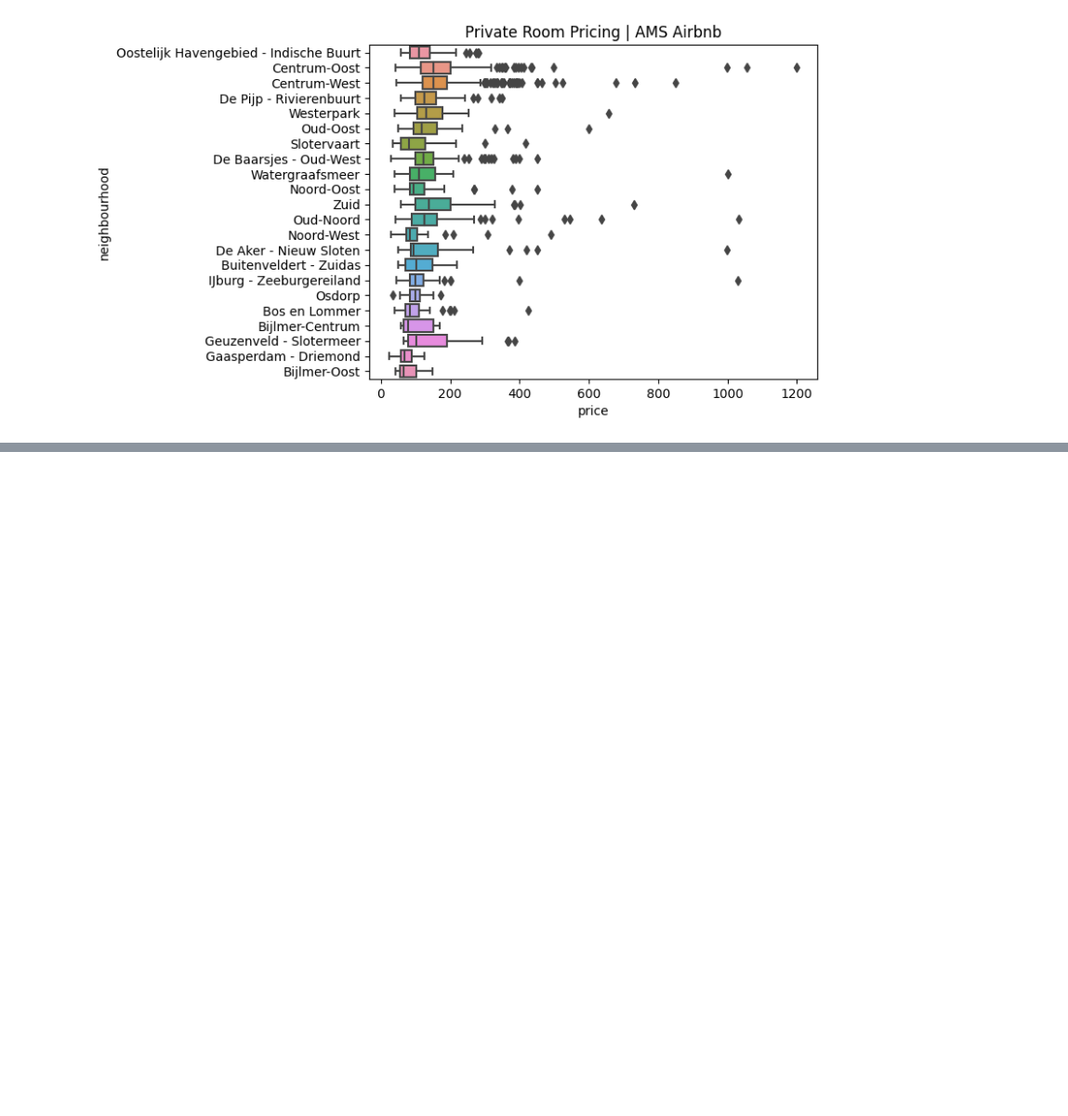
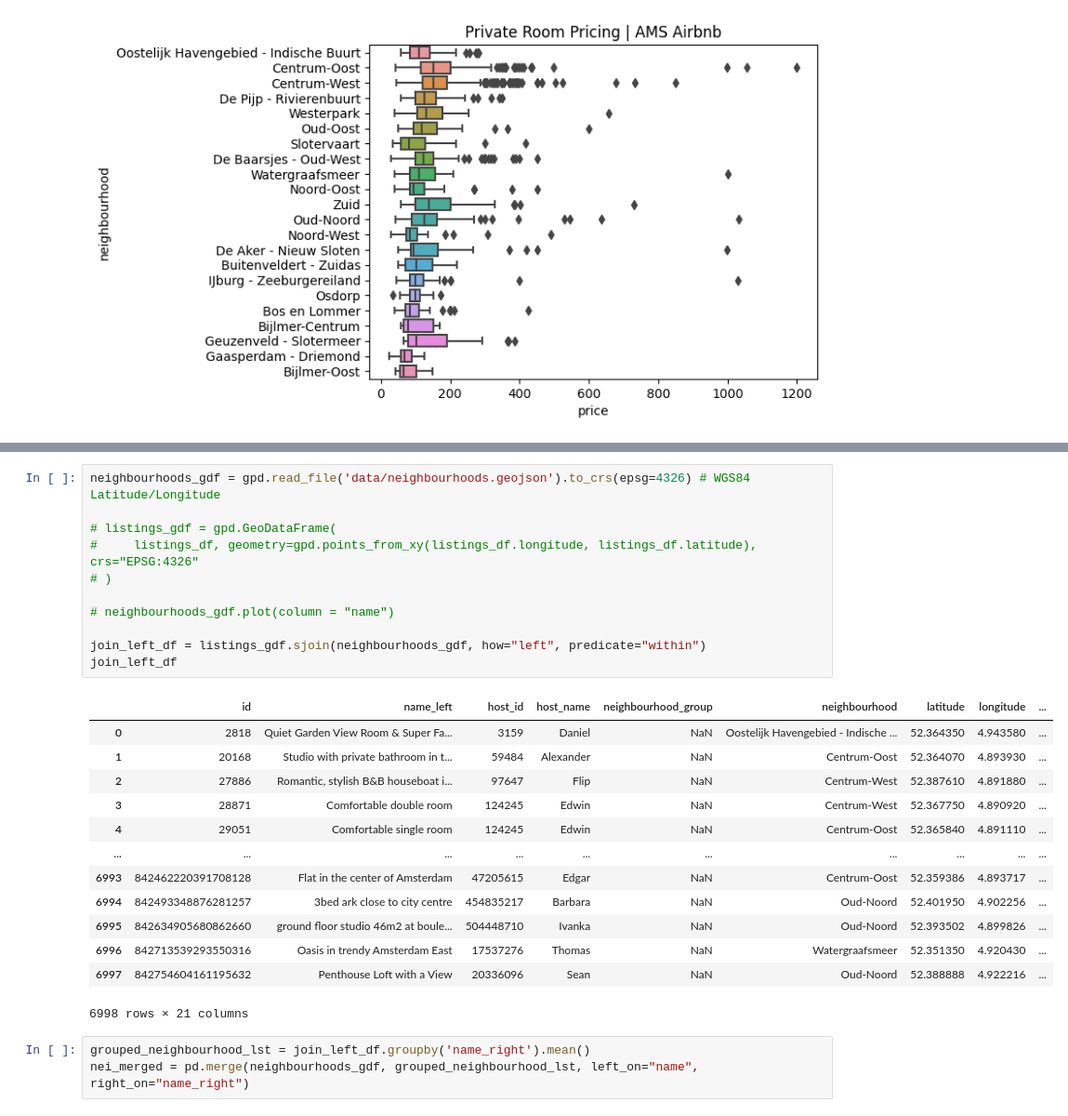
Before and after one commit to JuanesLamilla/explore_ams_airbnb, a Jupyter notebook: analysis.ipynb, the cells around one changed output, grey strips where cells are left out. Shown at 93% size. Saved outputs shown, nothing was run; the diff lists cells and outputs as text; blank space fills up the shorter version.

```diff
--- a/analysis.ipynb
+++ b/analysis.ipynb
@@ -201,6 +200,34 @@ data_map
 #               ).add_to(data_map)
 # %% [output]
 [interactive output not drawn]
+# %%
+neighbourhoods_gdf = gpd.read_file('data/neighbourhoods.geojson').to_crs(epsg=4326) # WGS84 Latitude/Longitude
+
+# listings_gdf = gpd.GeoDataFrame(
+#     listings_df, geometry=gpd.points_from_xy(listings_df.longitude, listings_df.latitude), crs="EPSG:4326"
+# )
+
+# neighbourhoods_gdf.plot(column = "name")
+
+join_left_df = listings_gdf.sjoin(neighbourhoods_gdf, how="left", predicate="within")
+join_left_df
+# %% [output]
+|  | id | name_left | host_id | host_name | neighbourhood_group | neighbourhood | latitude | longitude | ... |
+| 0 | 2818 | Quiet Garden View Room & Super Fa... | 3159 | Daniel | NaN | Oostelijk Havengebied - Indische ... | 52.364350 | 4.943580 | ... |
+| 1 | 20168 | Studio with private bathroom in t... | 59484 | Alexander | NaN | Centrum-Oost | 52.364070 | 4.893930 | ... |
+| 2 | 27886 | Romantic, stylish B&B houseboat i... | 97647 | Flip | NaN | Centrum-West | 52.387610 | 4.891880 | ... |
+| 3 | 28871 | Comfortable double room | 124245 | Edwin | NaN | Centrum-West | 52.367750 | 4.890920 | ... |
+| 4 | 29051 | Comfortable single room | 124245 | Edwin | NaN | Centrum-Oost | 52.365840 | 4.891110 | ... |
+| ... | ... | ... | ... | ... | ... | ... | ... | ... | ... |
+| 6993 | 842462220391708128 | Flat in the center of Amsterdam | 47205615 | Edgar | NaN | Centrum-Oost | 52.359386 | 4.893717 | ... |
+| 6994 | 842493348876281257 | 3bed ark close to city centre | 454835217 | Barbara | NaN | Oud-Noord | 52.401950 | 4.902256 | ... |
+| 6995 | 842634905680862660 | ground floor studio 46m2 at boule... | 504448710 | Ivanka | NaN | Oud-Noord | 52.393502 | 4.899826 | ... |
+| 6996 | 842713539293550316 | Oasis in trendy Amsterdam East | 17537276 | Thomas | NaN | Watergraafsmeer | 52.351350 | 4.920430 | ... |
+| 6997 | 842754604161195632 | Penthouse Loft with a View | 20336096 | Sean | NaN | Oud-Noord | 52.388888 | 4.922216 | ... |
+6998 rows × 21 columns
+# %%
+grouped_neighbourhood_lst = join_left_df.groupby('name_right').mean()
+nei_merged = pd.merge(neighbourhoods_gdf, grouped_neighbourhood_lst, left_on="name", right_on="name_right")
 # %%
 # Set up figure and a single axis
 f, ax = plt.subplots(1, figsize=(9, 9))
```
Also changed, not shown: parts of 8 cells of this notebook.
